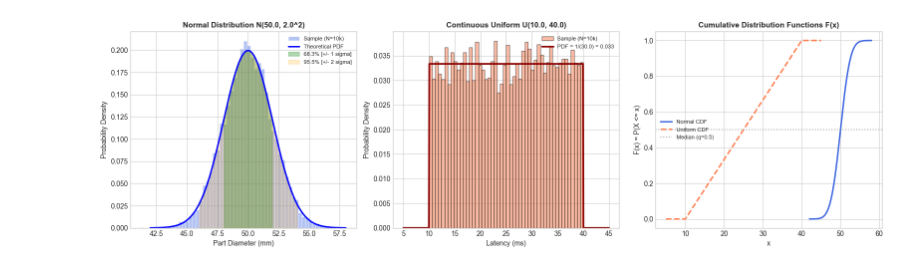
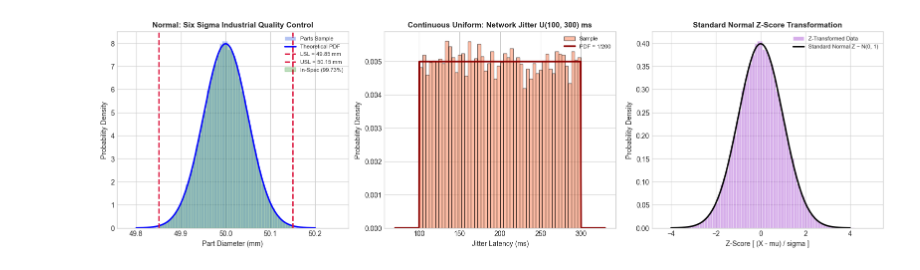
Before and after one commit to Abiads/CDAC-Data-Analytics, a Jupyter notebook: Day6/01_Continuous_Probability_Distributions.ipynb, the cells around one changed output. Drawn from its saved outputs; the diff is of its cells as text; code cells hidden in the pictures.

```diff
--- a/Day6/01_Continuous_Probability_Distributions.ipynb
+++ b/Day6/01_Continuous_Probability_Distributions.ipynb
@@ -65,65 +82,66 @@ $$f(x) = \frac{1}{b - a} \quad \text{for } a \le x \le b, \quad \mathbb{E}[X] =
 # %%
 # ==============================================================================
-# SECTION 1 CODE: GAUSSIAN EMPIRICAL RULE & CONTINUOUS UNIFORM
+# SECTION 1 CODE: GAUSSIAN SIX SIGMA QUALITY CONTROL & UNIFORM SIMULATION
 # ==============================================================================
-# 1. Normal Distribution Simulation: Factory Part Diameters (mu=50mm, sigma=2mm)
-mu_norm, sigma_norm = 50.0, 2.0
-N_samples = 10000
-sample_normal = rng.normal(loc=mu_norm, scale=sigma_norm, size=N_samples)
+# 1. Industrial Simulation: Precision Machining Part Diameters (mu=50.0mm, sigma=0.05mm)
+mu_part, sigma_part = 50.0, 0.05
+N_parts = 100000
+parts_sample = rng.normal(loc=mu_part, scale=sigma_part, size=N_parts)
 
-# 2. Uniform Distribution Simulation: Processing Latency (a=10ms, b=40ms)
-a_uni, b_uni = 10.0, 40.0
-sample_uniform = rng.uniform(low=a_uni, high=b_uni, size=N_samples)
+# 2. Six Sigma Quality Control Evaluation (Tolerance bounds: [49.85mm, 50.15mm] = +/- 3 sigma)
+usl = mu_part + 3 * sigma_part  # Upper Specification Limit
+lsl = mu_part - 3 * sigma_part  # Lower Specification Limit
+defects = np.sum((parts_sample < lsl) | (parts_sample > usl))
+defect_rate_ppm = (defects / N_parts) * 1e6
 
-# 3. Empirical Verification of the 68-95-99.7 Rule
-within_1s = np.mean((sample_normal >= mu_norm - 1*sigma_norm) & (sample_normal <= mu_norm + 1*sigma_norm))
-within_2s = np.mean((sample_normal >= mu_norm - 2*sigma_norm) & (sample_normal <= mu_norm + 2*sigma_norm))
-within_3s = np.mean((sample_normal >= mu_norm - 3*sigma_norm) & (sample_normal <= mu_norm + 3*sigma_norm))
+# 3. Continuous Uniform Simulation: Server Request Timeout Jitter (U(100ms, 300ms))
+a_jitter, b_jitter = 100.0, 300.0
+jitter_sample = rng.uniform(low=a_jitter, high=b_jitter, size=10000)
 
-print("=" * 75)
-print("           NORMAL DISTRIBUTION: EMPIRICAL 68-95-99.7 RULE VERIFICATION         ")
-print("=" * 75)
-print(f"Theoretical 1-sigma [48, 52] mm : 68.27% | Sample Empirical: {within_1s*100:.2f}%")
-print(f"Theoretical 2-sigma [46, 54] mm : 95.45% | Sample Empirical: {within_2s*100:.2f}%")
-print(f"Theoretical 3-sigma [44, 56] mm : 99.73% | Sample Empirical: {within_3s*100:.2f}%")
-print(f"Empirical Mean: {np.mean(sample_normal):.4f} (True: {mu_norm}) | Std: {np.std(sample_normal, ddof=1):.4f} (True: {sigma_norm})")
-print("=" * 75)
+print("=" * 80)
+print("      INDUSTRY APPLICATION: SIX SIGMA PRECISION TOLERANCE & DEFECT RATE       ")
+print("=" * 80)
+print(f"Target Nominal Diameter          : {mu_part:.2f} mm")
+print(f"Standard Deviation (sigma)       : {sigma_part:.4f} mm")
+print(f"3-Sigma Tolerance Window         : [{lsl:.3f}, {usl:.3f}] mm")
+print(f"Simulated Parts Evaluated        : {N_parts:,}")
+print(f"Parts Outside 3-Sigma Limits     : {defects} defects")
+print(f"Empirical Defect Rate            : {defect_rate_ppm:.1f} Parts Per Million (PPM) (Theoretical: ~2,700 PPM)")
+print("=" * 80)
 
-# 4. Visualizations: Normal vs. Uniform
+# 4. Visualizations: Six Sigma Normal vs. Uniform
 fig, axes = plt.subplots(1, 3, figsize=(16, 4.8))
 
-# Plot 1: Normal Distribution with Shaded Sigma Regions
-x_norm_grid = np.linspace(mu_norm - 4*sigma_norm, mu_norm + 4*sigma_norm, 500)
-pdf_norm = stats.norm.pdf(x_norm_grid, mu_norm, sigma_norm)
-axes[0].hist(sample_normal, bins=60, density=True, alpha=0.4, color='royalblue', edgecolor='white', label='Sample (N=10k)')
+# Subplot 1: Six Sigma Normal Distribution with Tolerances
+x_norm_grid = np.linspace(mu_part - 4*sigma_part, mu_part + 4*sigma_part, 500)
+pdf_norm = stats.norm.pdf(x_norm_grid, mu_part, sigma_part)
+axes[0].hist(parts_sample, bins=80, density=True, alpha=0.4, color='royalblue', edgecolor='white', label='Parts Sample')
 axes[0].plot(x_norm_grid, pdf_norm, 'b-', lw=2.2, label='Theoretical PDF')
-# Shading sigma bounds
-axes[0].fill_between(x_norm_grid, pdf_norm, where=(x_norm_grid >= mu_norm - sigma_norm) & (x_norm_grid <= mu_norm + sigma_norm),
-                     color='green', alpha=0.3, label='68.3% [+/- 1 sigma]')
-axes[0].fill_between(x_norm_grid, pdf_norm, where=(x_norm_grid >= mu_norm - 2*sigma_norm) & (x_norm_grid <= mu_norm + 2*sigma_norm),
-                     color='orange', alpha=0.2, label='95.5% [+/- 2 sigma]')
-axes[0].set_title(f'Normal Distribution N({mu_norm}, {sigma_norm}^2)', fontweight='bold')
+axes[0].axvline(lsl, color='crimson', linestyle='--', lw=2.0, label=f'LSL = {lsl:.2f} mm')
+axes[0].axvline(usl, color='crimson', linestyle='--', lw=2.0, label=f'USL = {usl:.2f} mm')
+axes[0].fill_between(x_norm_grid, pdf_norm, where=(x_norm_grid >= lsl) & (x_norm_grid <= usl),
+                     color='green', alpha=0.25, label='In-Spec (99.73%)')
+axes[0].set_title('Normal: Six Sigma Industrial Quality Control', fontweight='bold')
 axes[0].set_xlabel('Part Diameter (mm)'); axes[0].set_ylabel('Probability Density')
 axes[0].legend(fontsize=8, loc='upper right')
 
-# Plot 2: Uniform Distribution
-x_uni_grid = np.linspace(a_uni - 5, b_uni + 5, 500)
-pdf_uni = stats.uniform.pdf(x_uni_grid, loc=a_uni, scale=b_uni - a_uni)
-axes[1].hist(sample_uniform, bins=50, density=True, alpha=0.5, color='coral', edgecolor='black', label='Sample (N=10k)')
-axes[1].plot(x_uni_grid, pdf_uni, color='darkred', lw=2.5, label=f'PDF = 1/({b_uni-a_uni}) = {1/(b_uni-a_uni):.3f}')
-axes[1].set_title(f'Continuous Uniform U({a_uni}, {b_uni})', fontweight='bold')
-axes[1].set_xlabel('Latency (ms)'); axes[1].set_ylabel('Probability Density')
+# Subplot 2: Continuous Uniform Distribution (Network Jitter)
+x_uni_grid = np.linspace(a_jitter - 30, b_jitter + 30, 500)
+pdf_uni = stats.uniform.pdf(x_uni_grid, loc=a_jitter, scale=b_jitter - a_jitter)
+axes[1].hist(jitter_sample, bins=50, density=True, alpha=0.5, color='coral', edgecolor='black', label='Sample')
+axes[1].plot(x_uni_grid, pdf_uni, color='darkred', lw=2.5, label=f'PDF = 1/{b_jitter-a_jitter:.0f}')
+axes[1].set_title(f'Continuous Uniform: Network Jitter U({a_jitter:.0f}, {b_jitter:.0f}) ms', fontweight='bold')
+axes[1].set_xlabel('Jitter Latency (ms)'); axes[1].set_ylabel('Probability Density')
 axes[1].legend(fontsize=8, loc='upper right')
 
-# Plot 3: Cumulative Distribution Functions (CDFs)
-cdf_norm = stats.norm.cdf(x_norm_grid, mu_norm, sigma_norm)
-cdf_uni = stats.uniform.cdf(x_uni_grid, loc=a_uni, scale=b_uni - a_uni)
-axes[2].plot(x_norm_grid, cdf_norm, color='royalblue', lw=2.2, label='Normal CDF')
-axes[2].plot(x_uni_grid, cdf_uni, color='coral', lw=2.2, linestyle='--', label='Uniform CDF')
-axes[2].axhline(0.5, color='gray', linestyle=':', alpha=0.7, label='Median (q=0.5)')
-axes[2].set_title('Cumulative Distribution Functions F(x)', fontweight='bold')
-axes[2].set_xlabel('x'); axes[2].set_ylabel('F(x) = P(X <= x)')
-axes[2].legend(fontsize=8, loc='center left')
+# Subplot 3: Z-Score Transformation (Standard Normal Z ~ N(0, 1))
+z_scores = (parts_sample - mu_part) / sigma_part
+x_z_grid = np.linspace(-4, 4, 400)
+axes[2].hist(z_scores, bins=80, density=True, alpha=0.4, color='darkorchid', edgecolor='white', label='Z-Transformed Data')
+axes[2].plot(x_z_grid, stats.norm.pdf(x_z_grid, 0, 1), 'k-', lw=2.2, label='Standard Normal Z ~ N(0, 1)')
+axes[2].set_title('Standard Normal Z-Score Transformation', fontweight='bold')
+axes[2].set_xlabel('Z-Score [ (X - mu) / sigma ]'); axes[2].set_ylabel('Probability Density')
+axes[2].legend(fontsize=8, loc='upper right')
 
 plt.tight_layout()
 plt.show()
@@ -139,4 +159,4 @@ Empirical Mean: 49.9795 (True: 50.0) | Std: 2.0127 (True: 2.0)
-[figure, old version]
+[figure, new version]
 # %% [markdown]
 ## 2. Skewed, Lifetime & Waiting-Time Distributions (Non-Negative Support $[0, \infty)$)
 
```
Also changed, not shown: parts of 16 cells of this notebook, 1 other file.
